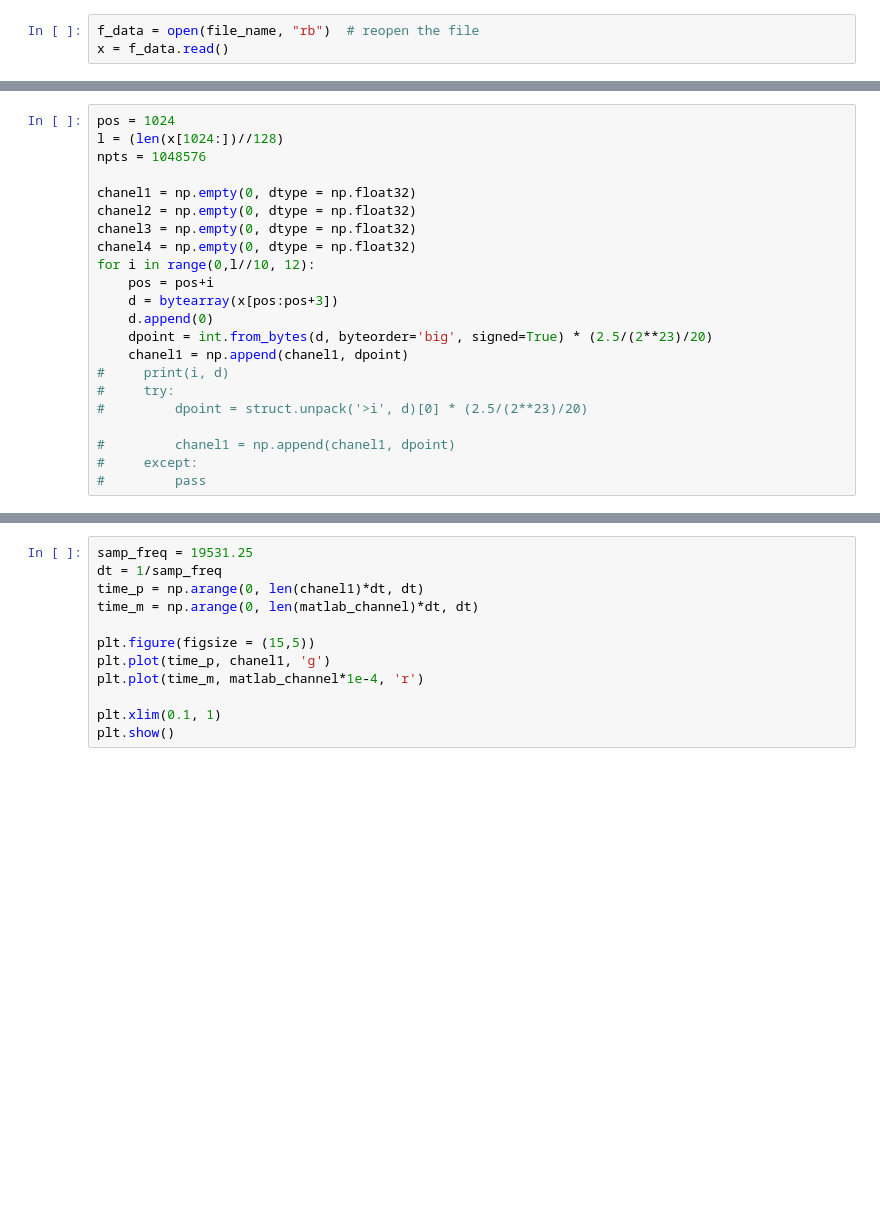
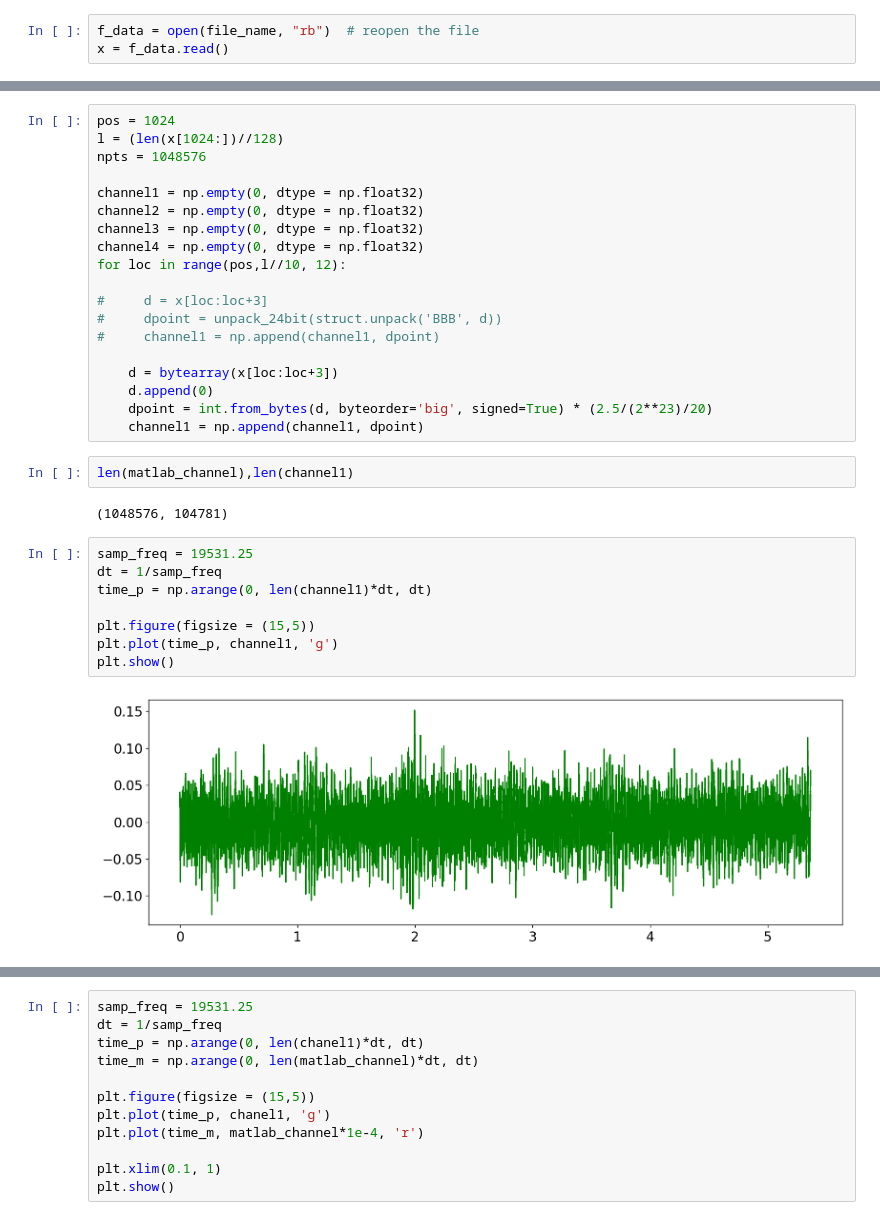
Before and after one commit to Gilaverbuch/pyOAD, a Jupyter notebook: ReadData.ipynb, the cells around one changed output, grey strips where cells are left out. Saved outputs shown, nothing was run; the diff lists cells and outputs as text; blank space fills up the shorter version.

```diff
--- a/ReadData.ipynb
+++ b/ReadData.ipynb
@@ -28,20 +50,31 @@ pos = 1024
 l = (len(x[1024:])//128)
 npts = 1048576
 
-chanel1 = np.empty(0, dtype = np.float32)
-chanel2 = np.empty(0, dtype = np.float32)
-chanel3 = np.empty(0, dtype = np.float32)
-chanel4 = np.empty(0, dtype = np.float32)
-for i in range(0,l//10, 12):
-    pos = pos+i
-    d = bytearray(x[pos:pos+3])
+channel1 = np.empty(0, dtype = np.float32)
+channel2 = np.empty(0, dtype = np.float32)
+channel3 = np.empty(0, dtype = np.float32)
+channel4 = np.empty(0, dtype = np.float32)
+for loc in range(pos,l//10, 12):
+
+#     d = x[loc:loc+3]
+#     dpoint = unpack_24bit(struct.unpack('BBB', d))
+#     channel1 = np.append(channel1, dpoint)
+
+    d = bytearray(x[loc:loc+3])
     d.append(0)
     dpoint = int.from_bytes(d, byteorder='big', signed=True) * (2.5/(2**23)/20)
-    chanel1 = np.append(chanel1, dpoint)
-#     print(i, d)
-#     try:
-#         dpoint = struct.unpack('>i', d)[0] * (2.5/(2**23)/20)
-
-#         chanel1 = np.append(chanel1, dpoint)
-#     except:
-#         pass
+    channel1 = np.append(channel1, dpoint)
+# %%
+len(matlab_channel),len(channel1)
+# %% [output]
+(1048576, 104781)
+# %%
+samp_freq = 19531.25
+dt = 1/samp_freq
+time_p = np.arange(0, len(channel1)*dt, dt)
+
+plt.figure(figsize = (15,5))
+plt.plot(time_p, channel1, 'g')
+plt.show()
+# %% [output]
+[figure, added]
```
Also changed, not shown: parts of 10 cells of this notebook, 2 other files.
